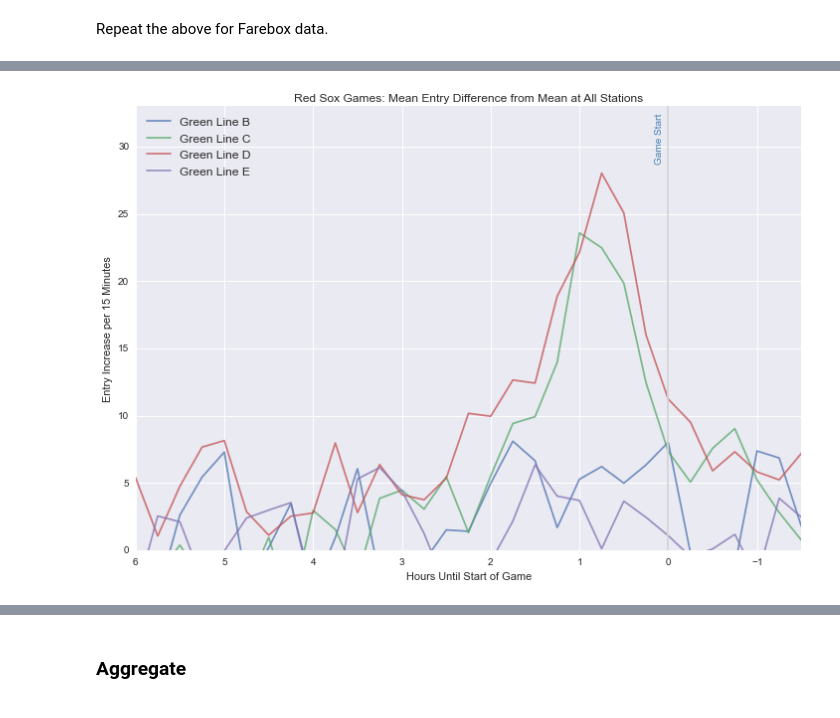
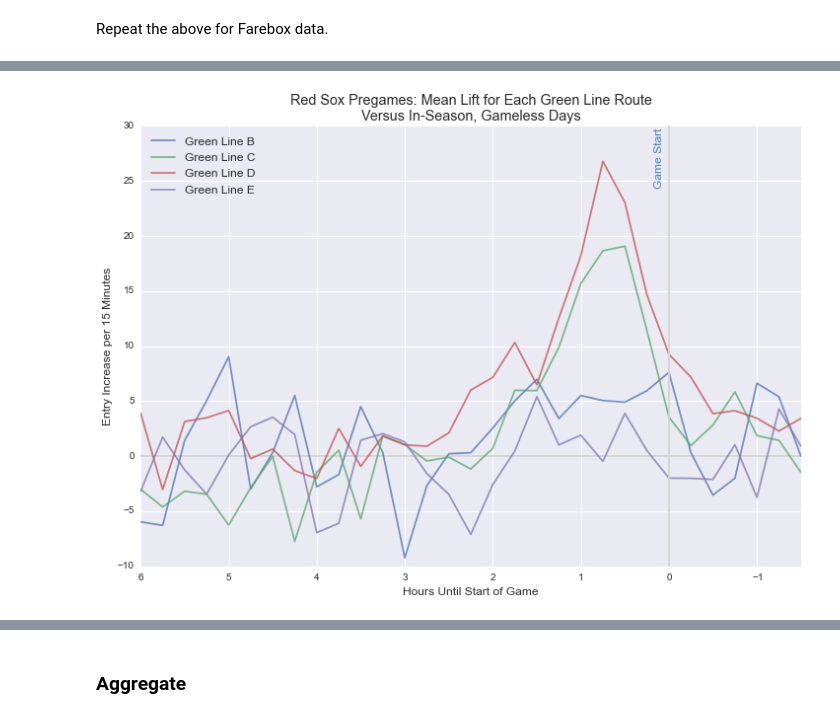
Before and after one commit to azampagl/harvard-capstone, a Jupyter notebook: src/sports/sox_pregame.ipynb, the cells around one changed output, grey strips where cells are left out. Cells and saved outputs as stored; diff of their text form; code cells hidden in the pictures.

```diff
--- a/src/sports/sox_pregame.ipynb
+++ b/src/sports/sox_pregame.ipynb
@@ -33,6 +33,12 @@ default_figsize_slides = (12,6)
 
 # Base units of timedeltas.
 timedelta_base = 3.6e12
+
+# Baseball season information.
+# There are little edge cases regarding the playoffs/WS and such. Just use April through October to make things easiest.
+season_start_month = 4
+season_end_month   = 10
+season_months = np.arange(season_start_month, season_end_month+1)
 # %% [markdown]
 ## Data
 # %% [markdown]
@@ -463,25 +552,36 @@ plt.show()
 Repeat the above for Farebox data.
 # %%
 # Get hourly entries for all times of day on gameless days. Use name to indicate stations.
-gameless_entries_fb_dow = farebox_sox[farebox_sox.game_played == False]
+farebox_sox_gameless = farebox_sox[farebox_sox.game_played == False]
 
 # Aggregate.
-gameless_entries_fb_dow = gameless_entries_fb_dow.groupby(['inbound','publicroute','day_of_week','service_time']).agg({'entries': np.mean}).reset_index()
-gameless_entries_fb_dow.rename(columns={'entries':'mean_entries', 'entries_per_line': 'mean_entries_per_line_dir'}, inplace=True)
+gameless_entries_fb_dow = farebox_sox_gameless.groupby(['inbound','publicroute','day_of_week','service_time']).agg({'entries': np.mean}).reset_index()
+gameless_entries_fb_dow.rename(columns={'entries':'mean_entries_all', 'entries_per_line': 'mean_entries_per_line_dir_all'}, inplace=True)
+
+# Also get statistics specific to gameless days during the season.
+record_months = pd.DatetimeIndex(farebox_sox_gameless.service_day).month
+gameless_entries_fb_dow_season = farebox_sox_gameless.ix[(record_months >= season_start_month) & (record_months <= season_end_month),:]
+
+# Aggregate those as well.
+gameless_entries_fb_dow_season = gameless_entries_fb_dow_season.groupby(['inbound','publicroute','day_of_week','service_time']).agg({'entries': np.mean}).reset_index()
+gameless_entries_fb_dow_season.rename(columns={'entries':'mean_entries_season', 'entries_per_line': 'mean_entries_per_line_dir_season'}, inplace=True)
+
+# Merge both into gameless_entries_fb_dow.
+gameless_entries_fb_dow = gameless_entries_fb_dow.merge(gameless_entries_fb_dow_season, on=['inbound','publicroute','day_of_week','service_time'], how='left')
 # %%
 # Only consider entries before the game or slightly into it (to determine when entries dissipate.
 gametime_condition = ((farebox_sox.time_until_game_start <= np.timedelta64(6,'h')) & (farebox_sox.time_until_game_start >= np.timedelta64(-90,'m')))
 game_entries_fb_dow = farebox_sox[farebox_sox.game_played & gametime_condition]
 
 # Join mean entries for gameless days at that time of day.
-entry_differences_fb_dow = game_entries_fb_dow.merge(gameless_entries_fb_dow, on=['inbound','publicroute','day_of_week','service_time'])[['inbound','publicroute','entries','time_until_game_start','mean_entries']]
-entry_differences_fb_dow['entries_vs_mean'] = entry_differences_fb_dow.entries - entry_differences_fb_dow.mean_entries
-entry_differences_fb_dow['entries_vs_mean_ratio'] = entry_differences_fb_dow.entries / entry_differences_fb_dow.mean_entries
+entry_differences_fb_dow = game_entries_fb_dow.merge(gameless_entries_fb_dow, on=['inbound','publicroute','day_of_week','service_time'])[['inbound','publicroute','entries','time_until_game_start','mean_entries_all','mean_entries_season']]
+entry_differences_fb_dow['entries_vs_mean_all'] = entry_differences_fb_dow.entries - entry_differences_fb_dow.mean_entries_all
+entry_differences_fb_dow['entries_vs_mean_season'] = entry_differences_fb_dow.entries - entry_differences_fb_dow.mean_entries_season
 
 # Calculate mean differences and clean up timedeltas that don't place nicely with groupings.
 mean_entry_differences_fb_dow = entry_differences_fb_dow.groupby(['inbound','publicroute','time_until_game_start']).agg({
-        'entries_vs_mean': [np.mean,np.std],
-        'entries_vs_mean_ratio': [np.mean,np.std]
+        'entries_vs_mean_all': np.mean,
+        'entries_vs_mean_season': np.mean
     }).reset_index()
 mean_entry_differences_fb_dow.time_until_game_start = pd.to_timedelta(mean_entry_differences_fb_dow.time_until_game_start)
 mean_entry_differences_fb_dow['hours_until_game_start'] = mean_entry_differences_fb_dow.time_until_game_start.astype(np.int) / timedelta_base
@@ -526,37 +658,37 @@ plt.show()
 pal = sns.color_palette()
 
 # Start plotting.
 plt.figure(figsize=default_figsize)
 
 # Add lines for each station.
 for publicroute in mean_entry_differences_fb_dow.publicroute.unique():
     for inbound in [True]:
         # Get entries.
         route_entry_differences = mean_entry_differences_fb_dow[(mean_entry_differences_fb_dow.publicroute == publicroute) & (mean_entry_differences_fb_dow.inbound == inbound)]
         plt.plot(
             route_entry_differences.hours_until_game_start,
-            route_entry_differences.entries_vs_mean['mean'],
+            route_entry_differences.entries_vs_mean_season,
             label=publicroute, #+' '+('Inbound' if inbound else 'Outbound'),
             # c=pal[1 if inbound else 2],
             alpha=0.75
         )
 
 # Fix x limit and add origin lines.
-xlim = plt.xlim((-1.5, plt.xlim()[1])); ylim = (0,plt.ylim()[1]*1.1)
+xlim = plt.xlim((-1.5, plt.xlim()[1])); ylim = plt.ylim()
 plt.axvline(0, *ylim, color='lightgray')
-# plt.hlines(0, *xlim, colors='lightgray')
-plt.annotate('Game Start', (.05,ylim[1]*0.97), rotation='vertical', ha='right', color='steelblue')
+plt.hlines(0, *xlim, colors='lightgray')
+plt.annotate('Game Start', (.05,ylim[1]*0.97), rotation='vertical', ha='right', color='steelblue', fontsize='large')
 
 # Reverse axis.
 plt.gca().invert_xaxis()
 
 # Prettify.
-plt.title('Red Sox Games: Mean Entry Difference from Mean at All Stations')
-plt.xlabel('Hours Until Start of Game'); plt.ylabel('Entry Increase per 15 Minutes')
+plt.title('Red Sox Pregames: Mean Lift for Each Green Line Route\nVersus In-Season, Gameless Days', fontsize='x-large')
+plt.xlabel('Hours Until Start of Game', fontsize='large'); plt.ylabel('Entry Increase per 15 Minutes', fontsize='large')
 plt.ylim(ylim)
 plt.legend(loc=2, fontsize='large')
 
 # Show.
 plt.show()
 # %% [output]
-[figure, old version]
+[figure, new version]
```
Also changed, not shown: parts of 44 cells of this notebook.
